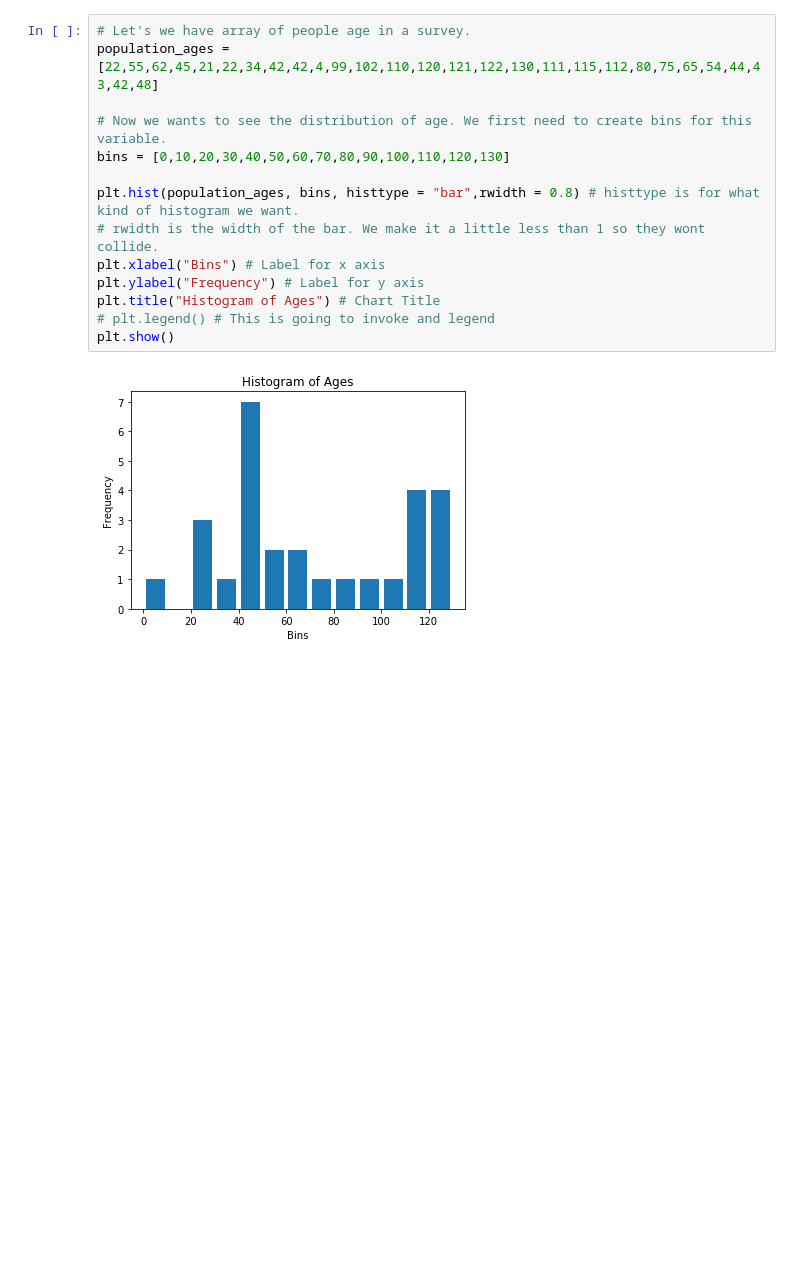
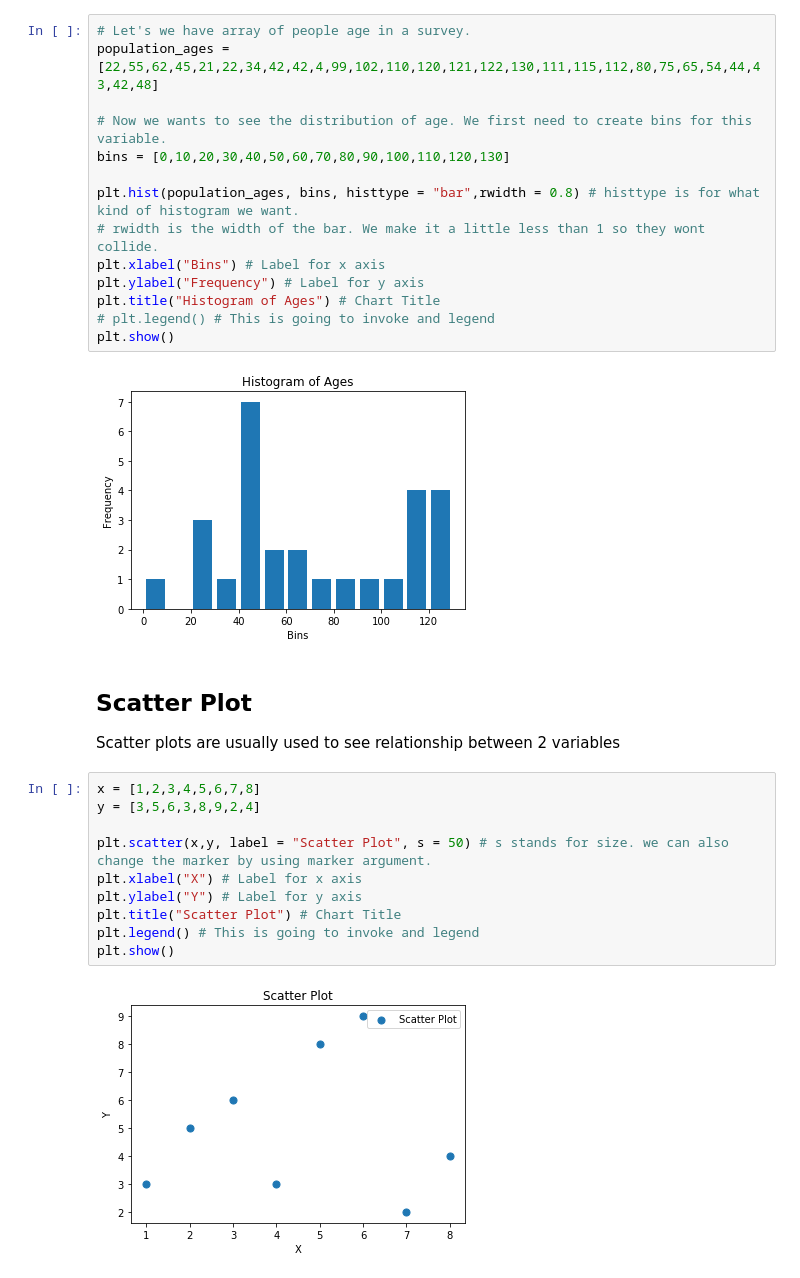
Before and after one commit to atystats/Data-Analysis-in-Python, a Jupyter notebook: Data Visualization with Python.ipynb, the cells around one changed output. Cells and saved outputs as stored; diff of their text form; blank space fills up the shorter version.

Commit message:
Data Visualization using Python

```diff
--- a/Data Visualization with Python.ipynb
+++ b/Data Visualization with Python.ipynb
@@ -71,3 +71,18 @@ plt.title("Histogram of Ages") # Chart Title
 plt.show()
 # %% [output]
 [figure]
+# %% [markdown]
+## Scatter Plot
+Scatter plots are usually used to see relationship between 2 variables
+# %%
+x = [1,2,3,4,5,6,7,8]
+y = [3,5,6,3,8,9,2,4]
+
+plt.scatter(x,y, label = "Scatter Plot", s = 50) # s stands for size. we can also change the marker by using marker argument.
+plt.xlabel("X") # Label for x axis
+plt.ylabel("Y") # Label for y axis
+plt.title("Scatter Plot") # Chart Title
+plt.legend() # This is going to invoke and legend
+plt.show()
+# %% [output]
+[figure, added]
```
Also changed, not shown: parts of 11 cells of this notebook, 1 other file.
